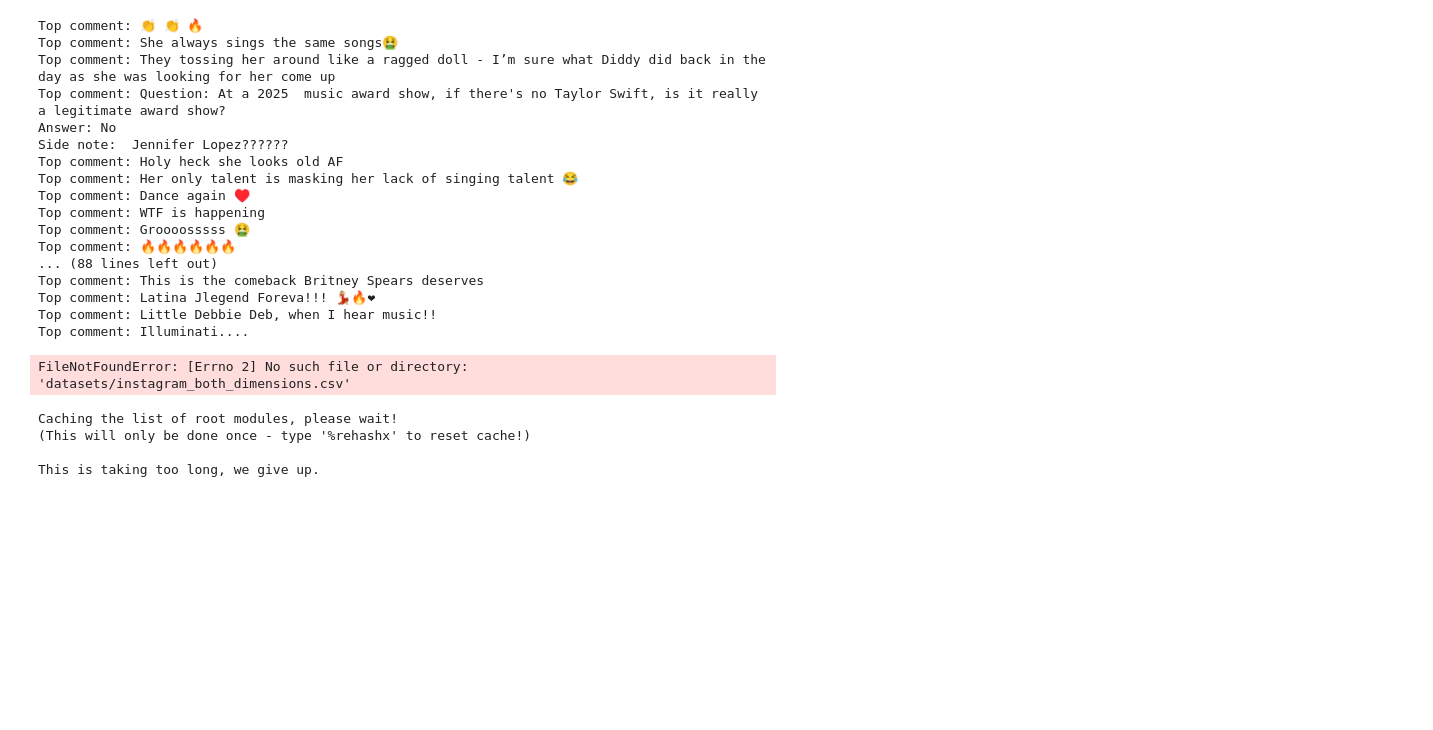
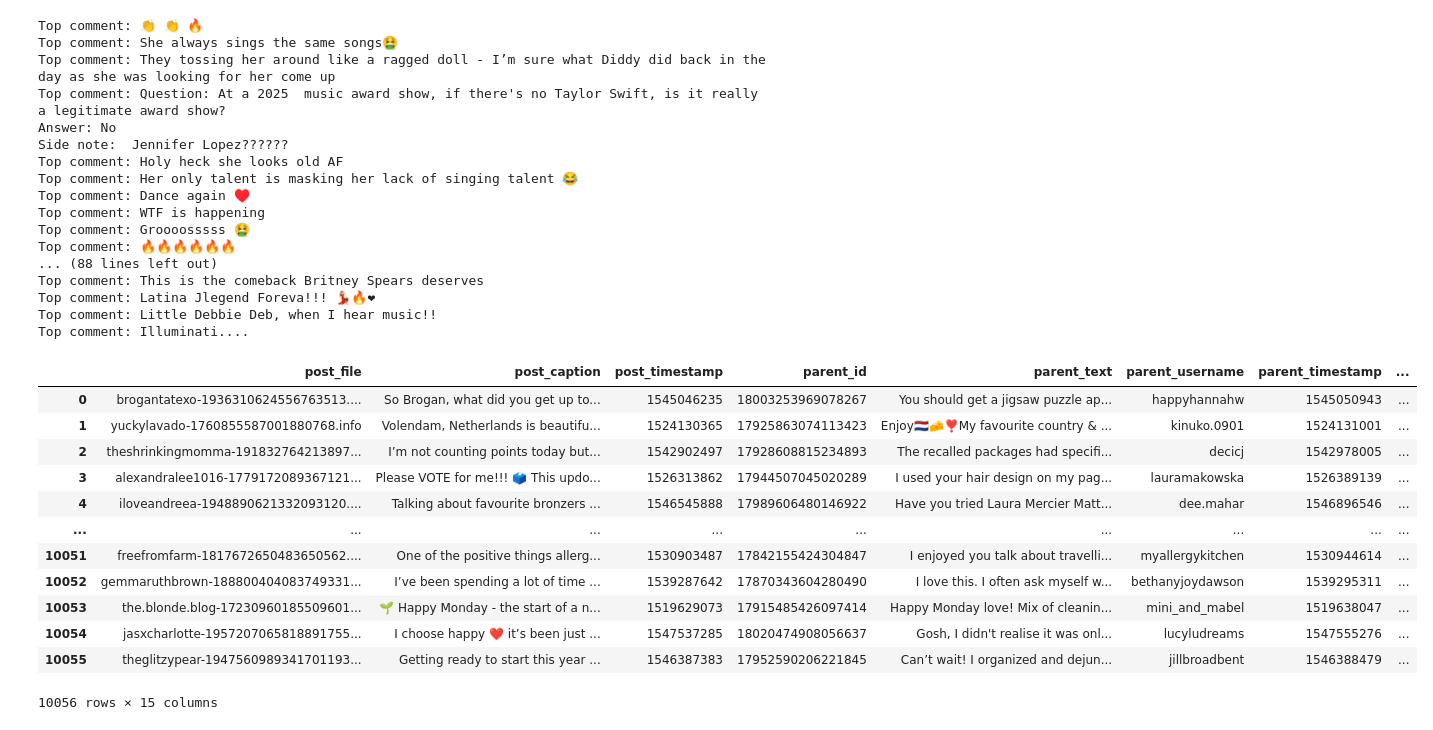
Before and after one commit to amandacurry/socialdimensions, a Jupyter notebook: sample_data.ipynb, the cells around one changed output. Drawn from its saved outputs; the diff is of its cells as text; code cells hidden in the pictures; blank space fills up the shorter version.

```diff
--- a/sample_data.ipynb
+++ b/sample_data.ipynb
@@ -917,10 +917,20 @@ Top comment: Illuminati....
 # %%
 import pandas as pd
 
-instagram = pd.read_csv('datasets/instagram_both_dimensions.csv')
+instagram = pd.read_csv('extracted data/instagram_both_dimensions.csv')
-# %% [output]
-FileNotFoundError: [Errno 2] No such file or directory: 'datasets/instagram_both_dimensions.csv'
-Caching the list of root modules, please wait!
-(This will only be done once - type '%rehashx' to reset cache!)
-
-This is taking too long, we give up.
+# %%
+instagram
+# %% [output]
+|  | post_file | post_caption | post_timestamp | parent_id | parent_text | parent_username | parent_timestamp | ... |
+| 0 | brogantatexo-1936310624556763513.... | So Brogan, what did you get up to... | 1545046235 | 18003253969078267 | You should get a jigsaw puzzle ap... | happyhannahw | 1545050943 | ... |
+| 1 | yuckylavado-1760855587001880768.info | Volendam, Netherlands is beautifu... | 1524130365 | 17925863074113423 | Enjoy🇳🇱🧀❣️My favourite country & ... | kinuko.0901 | 1524131001 | ... |
+| 2 | theshrinkingmomma-191832764213897... | I’m not counting points today but... | 1542902497 | 17928608815234893 | The recalled packages had specifi... | decicj | 1542978005 | ... |
+| 3 | alexandralee1016-1779172089367121... | Please VOTE for me!!! 🗳 This updo... | 1526313862 | 17944507045020289 | I used your hair design on my pag... | lauramakowska | 1526389139 | ... |
+| 4 | iloveandreea-1948890621332093120.... | Talking about favourite bronzers ... | 1546545888 | 17989606480146922 | Have you tried Laura Mercier Matt... | dee.mahar | 1546896546 | ... |
+| ... | ... | ... | ... | ... | ... | ... | ... | ... |
+| 10051 | freefromfarm-1817672650483650562.... | One of the positive things allerg... | 1530903487 | 17842155424304847 | I enjoyed you talk about travelli... | myallergykitchen | 1530944614 | ... |
+| 10052 | gemmaruthbrown-188800404083749331... | I’ve been spending a lot of time ... | 1539287642 | 17870343604280490 | I love this. I often ask myself w... | bethanyjoydawson | 1539295311 | ... |
+| 10053 | the.blonde.blog-17230960185509601... | 🌱 Happy Monday - the start of a n... | 1519629073 | 17915485426097414 | Happy Monday love! Mix of cleanin... | mini_and_mabel | 1519638047 | ... |
+| 10054 | jasxcharlotte-1957207065818891755... | I choose happy ❤️ it’s been just ... | 1547537285 | 18020474908056637 | Gosh, I didn't realise it was onl... | lucyludreams | 1547555276 | ... |
+| 10055 | theglitzypear-1947560989341701193... | Getting ready to start this year ... | 1546387383 | 17952590206221845 | Can’t wait! I organized and dejun... | jillbroadbent | 1546388479 | ... |
+10056 rows × 15 columns
```
Also changed, not shown: parts of 9 cells of this notebook, 1 other file.
